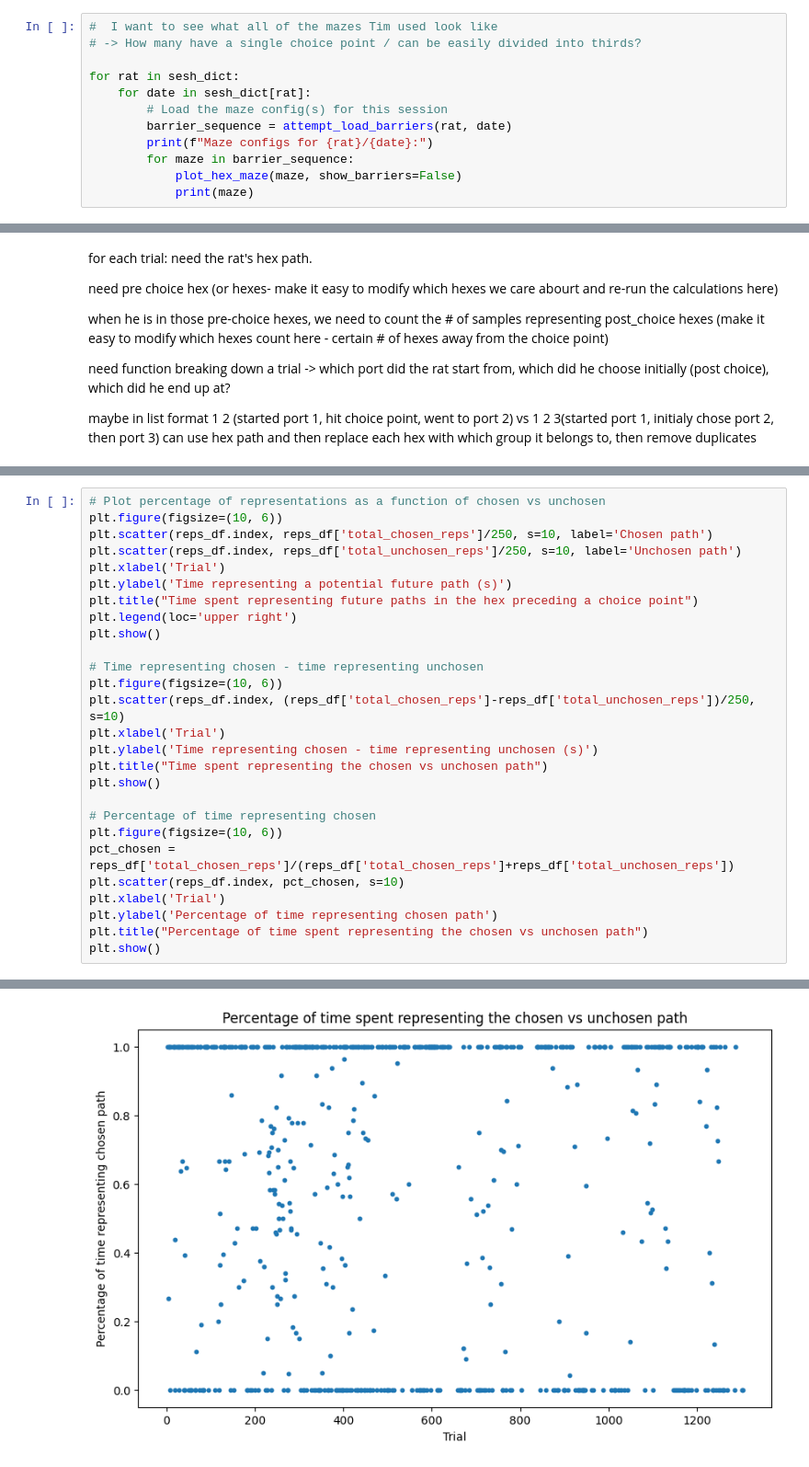
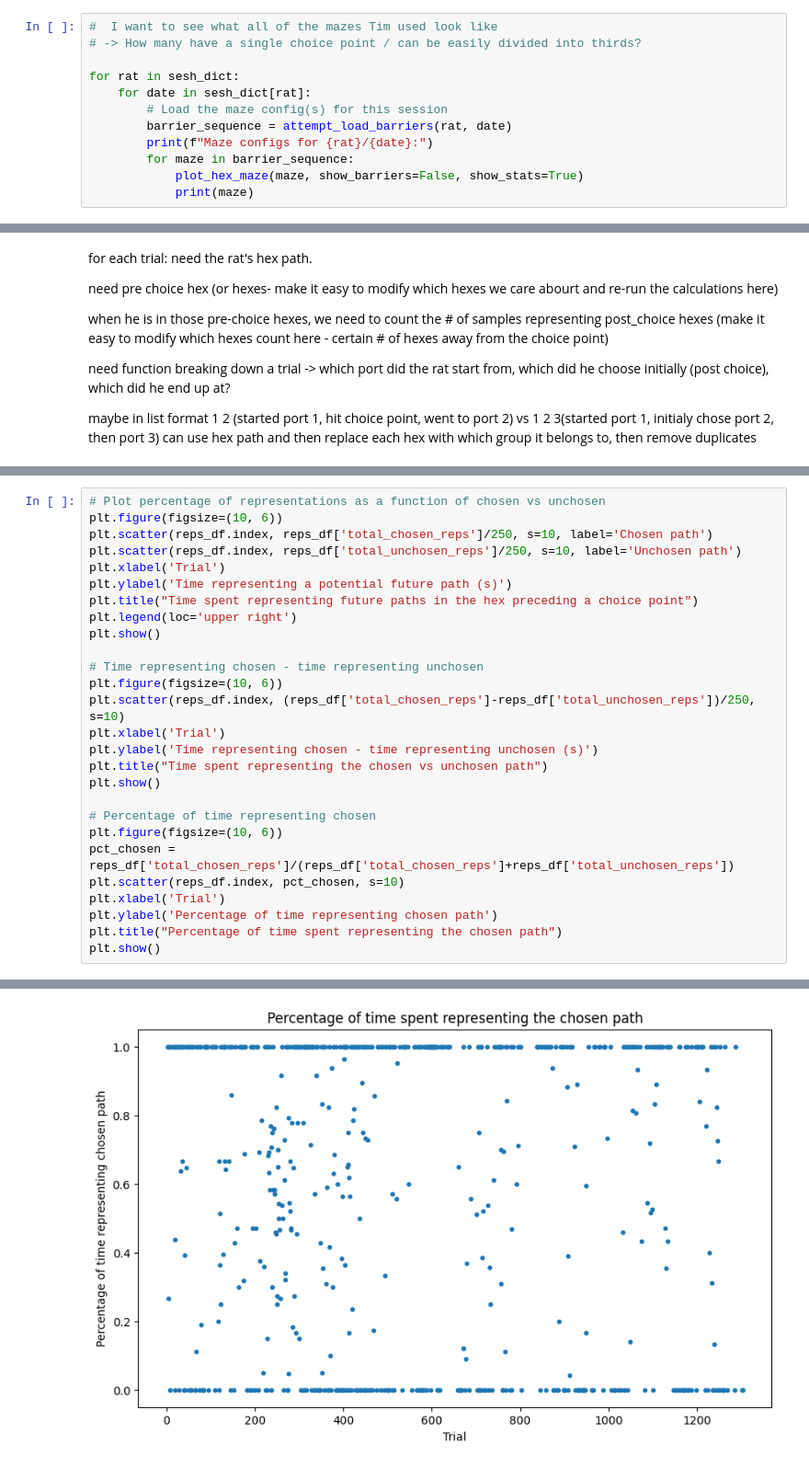
Before and after one commit to calderast/Hex-maze-analysis, a Jupyter notebook: theta_sweeps.ipynb, the cells around one changed output, grey strips where cells are left out. Shown at 92% size. Drawn from its saved outputs; the diff is of its cells as text.

```diff
--- a/theta_sweeps.ipynb
+++ b/theta_sweeps.ipynb
@@ -346,7 +346,7 @@ for rat in sesh_dict:
         barrier_sequence = attempt_load_barriers(rat, date)
         print(f"Maze configs for {rat}/{date}:")
         for maze in barrier_sequence:
-            plot_hex_maze(maze, show_barriers=False)
+            plot_hex_maze(maze, show_barriers=False, show_stats=True)
             print(maze)
 # %% [output]
 Maze configs for IM-1478/07192022:
@@ -784,31 +772,31 @@ P-value: 0.0005077147089078127
 # %%
 # Plot percentage of representations as a function of chosen vs unchosen
 plt.figure(figsize=(10, 6))
 plt.scatter(reps_df.index, reps_df['total_chosen_reps']/250, s=10, label='Chosen path')
 plt.scatter(reps_df.index, reps_df['total_unchosen_reps']/250, s=10, label='Unchosen path')
 plt.xlabel('Trial')
 plt.ylabel('Time representing a potential future path (s)')
 plt.title("Time spent representing future paths in the hex preceding a choice point")
 plt.legend(loc='upper right')
 plt.show()
 
 # Time representing chosen - time representing unchosen
 plt.figure(figsize=(10, 6))
 plt.scatter(reps_df.index, (reps_df['total_chosen_reps']-reps_df['total_unchosen_reps'])/250, s=10)
 plt.xlabel('Trial')
 plt.ylabel('Time representing chosen - time representing unchosen (s)')
 plt.title("Time spent representing the chosen vs unchosen path")
 plt.show()
 
 # Percentage of time representing chosen
 plt.figure(figsize=(10, 6))
 pct_chosen = reps_df['total_chosen_reps']/(reps_df['total_chosen_reps']+reps_df['total_unchosen_reps'])
 plt.scatter(reps_df.index, pct_chosen, s=10)
 plt.xlabel('Trial')
 plt.ylabel('Percentage of time representing chosen path')
-plt.title("Percentage of time spent representing the chosen vs unchosen path")
+plt.title("Percentage of time spent representing the chosen path")
 plt.show()
 # %% [output]
 [figure]
 [figure]
-[figure, old version]
+[figure, new version]
```
Also changed, not shown: parts of 13 cells of this notebook.
